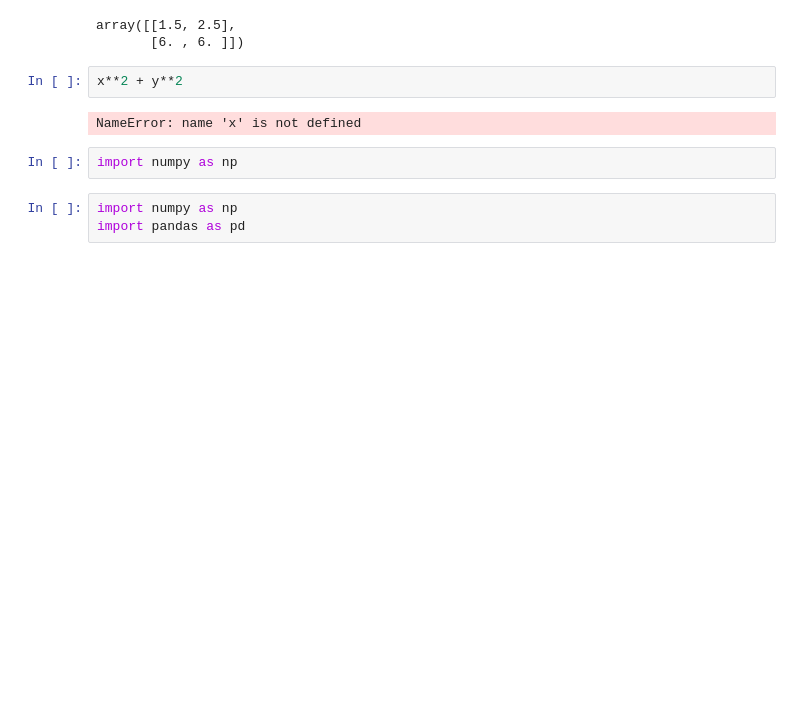
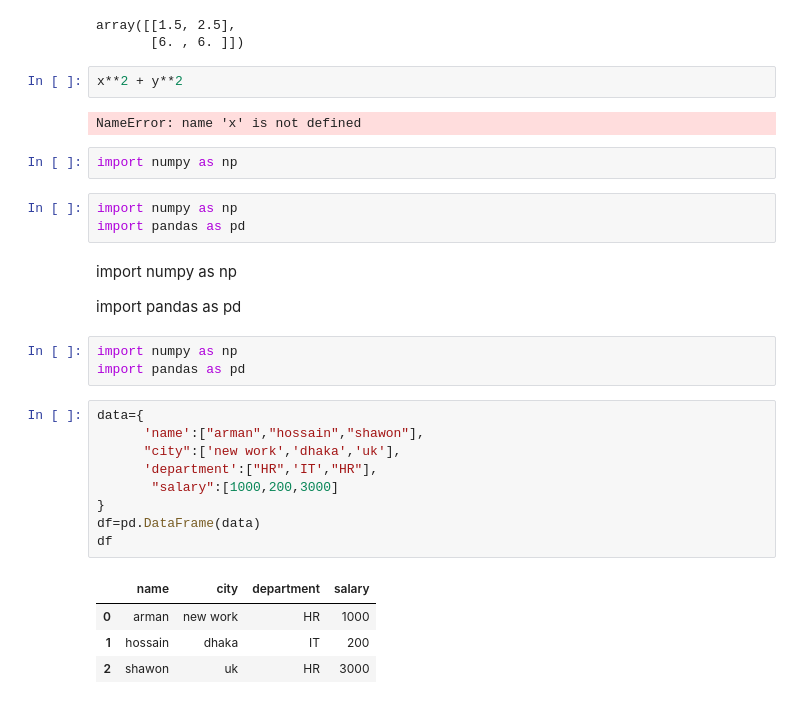
Before and after one commit to arman-hossain45/Phitrom_AI-ML, a Jupyter notebook: allModulePractice.ipynb, the cells around one changed output. Saved outputs shown, nothing was run; the diff lists cells and outputs as text; blank space fills up the shorter version.

Commit message:
PANDAS DATAFRAME PROBLEM

```diff
--- a/allModulePractice.ipynb
+++ b/allModulePractice.ipynb
@@ -1878,3 +1878,24 @@ import numpy as np
 # %%
 import numpy as np
 import pandas as pd
+# %% [markdown]
+import numpy as np
+
+import pandas as pd
+# %%
+import numpy as np
+import pandas as pd
+# %%
+data={
+      'name':["arman","hossain","shawon"],
+      "city":['new work','dhaka','uk'],
+      'department':["HR",'IT',"HR"],
+       "salary":[1000,200,3000]
+}
+df=pd.DataFrame(data)
+df
+# %% [output]
+|  | name | city | department | salary |
+| 0 | arman | new work | HR | 1000 |
+| 1 | hossain | dhaka | IT | 200 |
+| 2 | shawon | uk | HR | 3000 |
```
Also changed, not shown: parts of 2 cells of this notebook.
